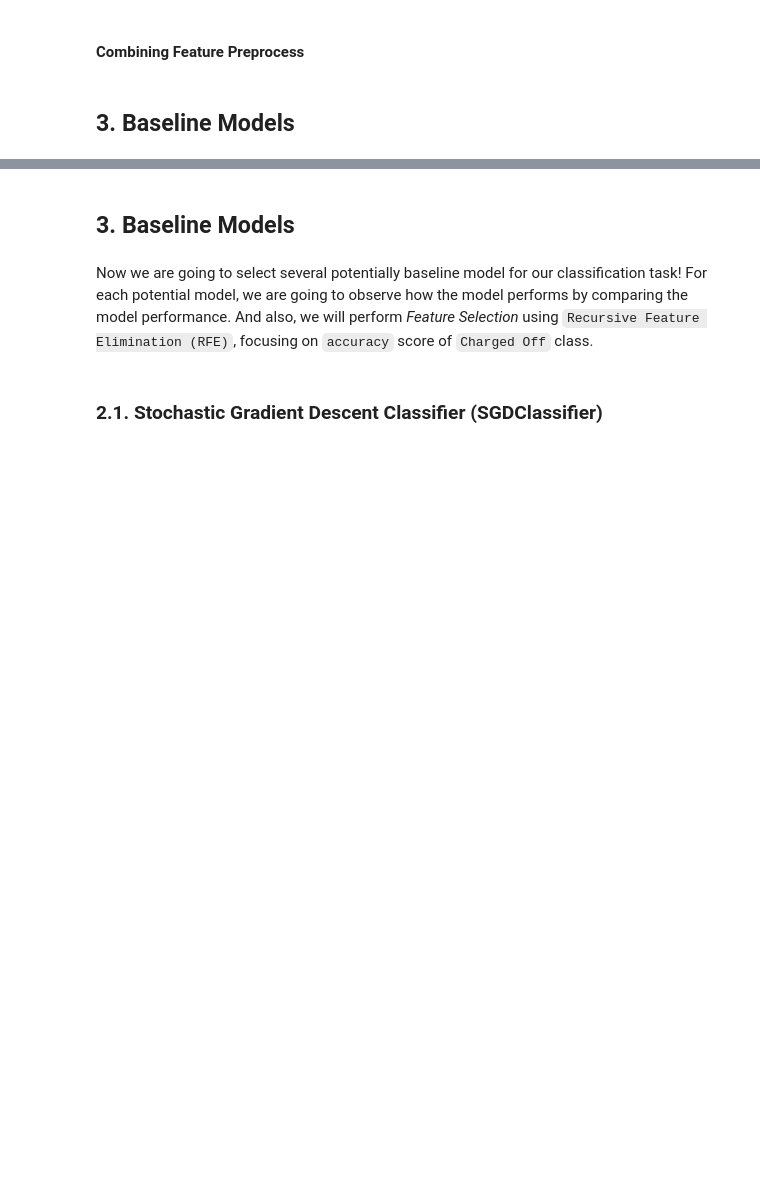
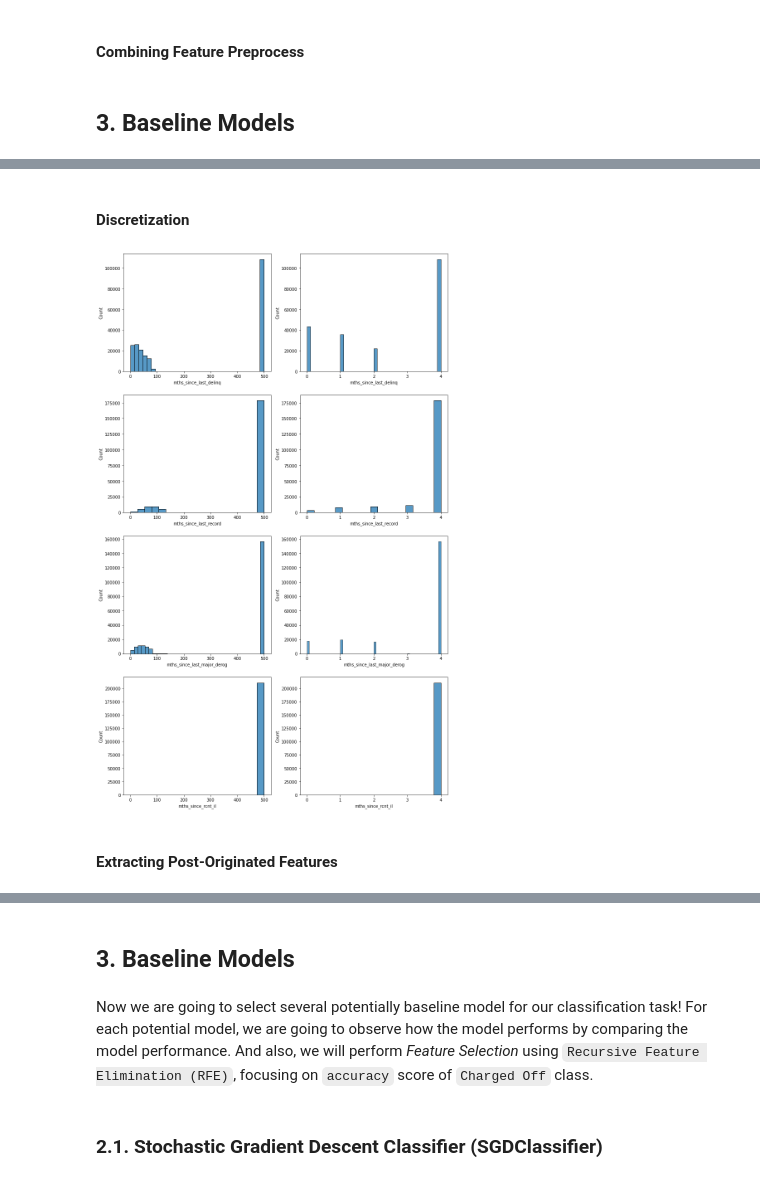
Before and after one commit to nbarizki/creditdefaultml, a Jupyter notebook: 3_Model_development.ipynb, the cells around one changed output, grey strips where cells are left out. Saved outputs shown, nothing was run; the diff lists cells and outputs as text; code cells hidden in the pictures; blank space fills up the shorter version.

```diff
--- a/3_Model_development.ipynb
+++ b/3_Model_development.ipynb
@@ -221,0 +249,22 @@ for model, model_id in zip(models, model_ids):
+# %%
+from sklearn.preprocessing import PowerTransformer
+from sklearn.compose import ColumnTransformer
+import seaborn as sns
+from scipy.stats import boxcox
+
+labels = pd.DataFrame(y_train, columns=['loan_category'])
+transformer_scaler = PowerTransformer()
+train_set_ = X_train[['annual_inc', 'dti']]
+train_set_transfd = transformer_scaler.fit_transform(train_set_)
+# merge with label
+train_set_ = pd.merge(
+    train_set_, labels, left_index=True, right_index=True
+    )
+train_set_transfd = pd.DataFrame(train_set_transfd, columns=['annual_inc', 'dti'])
+train_set_tranfd = pd.merge(
+    train_set_transfd, labels, left_index=True, right_index=True
+    )
+# plot
+for idx, dataset in enumerate([train_set_, train_set_transfd]):
+    sns.scatterplot(
+        data=dataset, x='annual_inc', y='dti', hue='loan_category')
@@ -221,0 +286,28 @@ for model, model_id in zip(models, model_ids):
+# %% [markdown]
+#### **Discretization**
+# %%
+from sklearn.preprocessing import KBinsDiscretizer
+# plot
+import seaborn as sns
+import matplotlib.pyplot as plt
+
+columns = pd.Series(X_train.columns)
+mths_column = list(columns[columns.str.contains('^mths_*', regex=True)])
+# discretizer = KBinsDiscretizer(encode='ordinal', strategy='kmeans').set_output(transform='pandas') # sklearn 1.2
+discretizer = KBinsDiscretizer(encode='ordinal', strategy='kmeans')
+X_train_mths = X_train[mths_column]
+X_train_mths_disc = discretizer.fit_transform(X_train_mths)
+X_train_mths_disc = pd.DataFrame(X_train_mths_disc, columns=mths_column)
+# plot
+fig, ax = plt.subplots(len(mths_column), 2, figsize=(14, len(mths_column) * 5))
+for idx, column in enumerate(mths_column):
+    sns.histplot(data=X_train_mths, x=column, ax=ax[idx][0])
+    sns.histplot(data=X_train_mths_disc, x=column, ax=ax[idx][1])
+    ax[idx][0].set_title('Continuous Data')
+    ax[idx][1].set_title('After Discretization')
+    ax[idx][1].set_xticks([0, 1, 2, 3, 4])
+    plt.suptitle('Discretizing Features')
+# %% [output]
+[figure, added]
+# %% [markdown]
+#### **Extracting Post-Originated Features**
```
Also changed, not shown: parts of 21 cells of this notebook, 1 other file.
